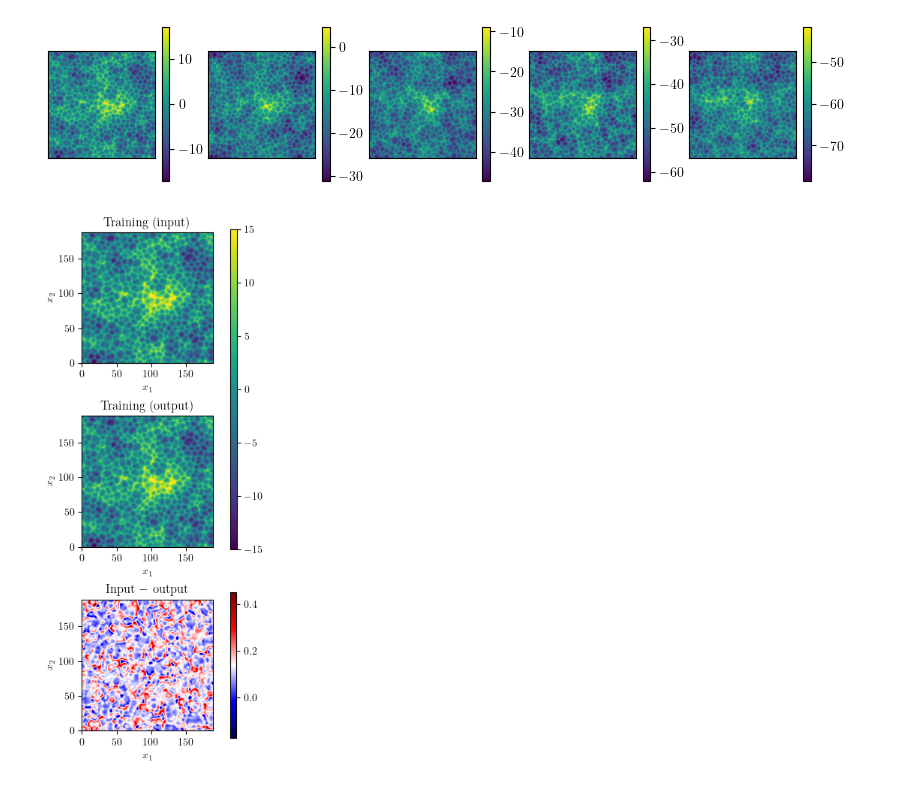
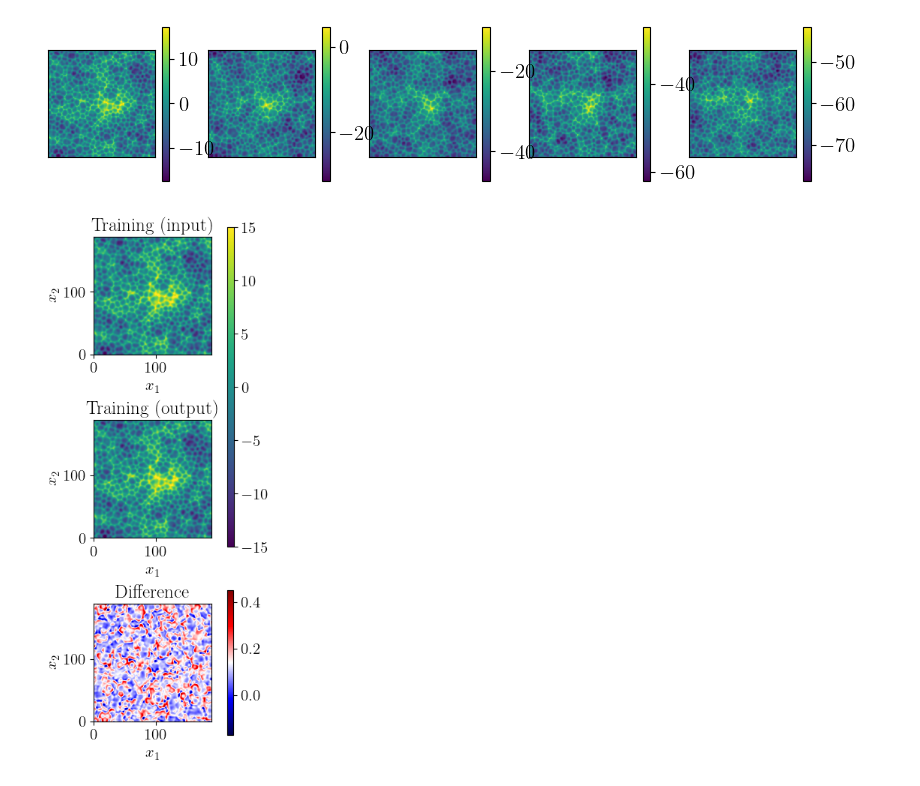
Before and after one commit to graps1/ELM-PDEs, a Jupyter notebook: ks2d/ks2d.ipynb, the cells around one changed output. Saved outputs shown, nothing was run; the diff lists cells and outputs as text; code cells hidden in the pictures.

```diff
--- a/ks2d/ks2d.ipynb
+++ b/ks2d/ks2d.ipynb
@@ -10,6 +10,7 @@ import numpy as np
 plt.rcParams.update({
     "text.usetex": True,
     "font.family": "serif",
+    "font.size": 15
 })
 
 torch.set_grad_enabled(False)
@@ -24,7 +25,7 @@ for k in range(5):
     plt.colorbar(im)
 plt.show()
 # %% [output]
-[figure, old version]
+[figure, new version]
 # %%
 %matplotlib inline
 d = torch.tensor(np.load("ks2d_short.npy"))
@@ -33,38 +34,34 @@ d = d[::pred_skips,:,:] # dt = 0.01, so if we skip 5, then the ELM learns in ste
 
 extent = 2
 step = 4
 hidden = 600
 L = 60*torch.pi
 model = KS2DModelWrapper(ELM2D((extent,extent),(step,step),hidden))
 
 N0, N1 = d.shape[1:]
 X = d[0,None,:,:]
 Y = d[1,None,:,:]
 
-# model.train(X, Y, nr_symmetries=8, stopping_threshold=1e-3, noise=1e-4)
-# plt.hist(model.model.lout.weight.data.flatten())
-# plt.show()
-
-fig, ax = plt.subplots(3, 1, figsize=(3,9))
+fig, ax = plt.subplots(3, 1, figsize=(2.7,9))
 im1 = ax[0].imshow(X[0].cpu(), vmin=-15, vmax=15, extent=[0,L,0,L])
 im2 = ax[1].imshow(Y[0].cpu(), vmin=-15, vmax=15, extent=[0,L,0,L])
 im3 = ax[2].imshow((X[0] - Y[0]).cpu(), cmap="seismic", extent=[0,L,0,L])
 
 ax[0].set_xlabel("$x_1$")
 ax[1].set_xlabel("$x_1$")
 ax[2].set_xlabel("$x_1$")
 
 ax[0].set_ylabel("$x_2$")
 ax[1].set_ylabel("$x_2$")
 ax[2].set_ylabel("$x_2$")
 ax[0].set_title("Training (input)")
 ax[1].set_title("Training (output)")
-ax[2].set_title("Input $-$ output")
+ax[2].set_title("Difference")
 
 plt.colorbar(im1,ax=ax[:2], shrink=0.95, aspect=46, pad=0.1)
 plt.colorbar(im3,ax=ax[2], shrink=0.95, aspect=23, pad=0.1)
 plt.savefig("plots/ks2d_training.pdf", format="pdf", bbox_inches="tight")
 plt.show()
 # %% [output]
-[figure, old version]
+[figure, new version]
 # %%
```
Also changed, not shown: parts of 3 cells of this notebook, 13 other files.
